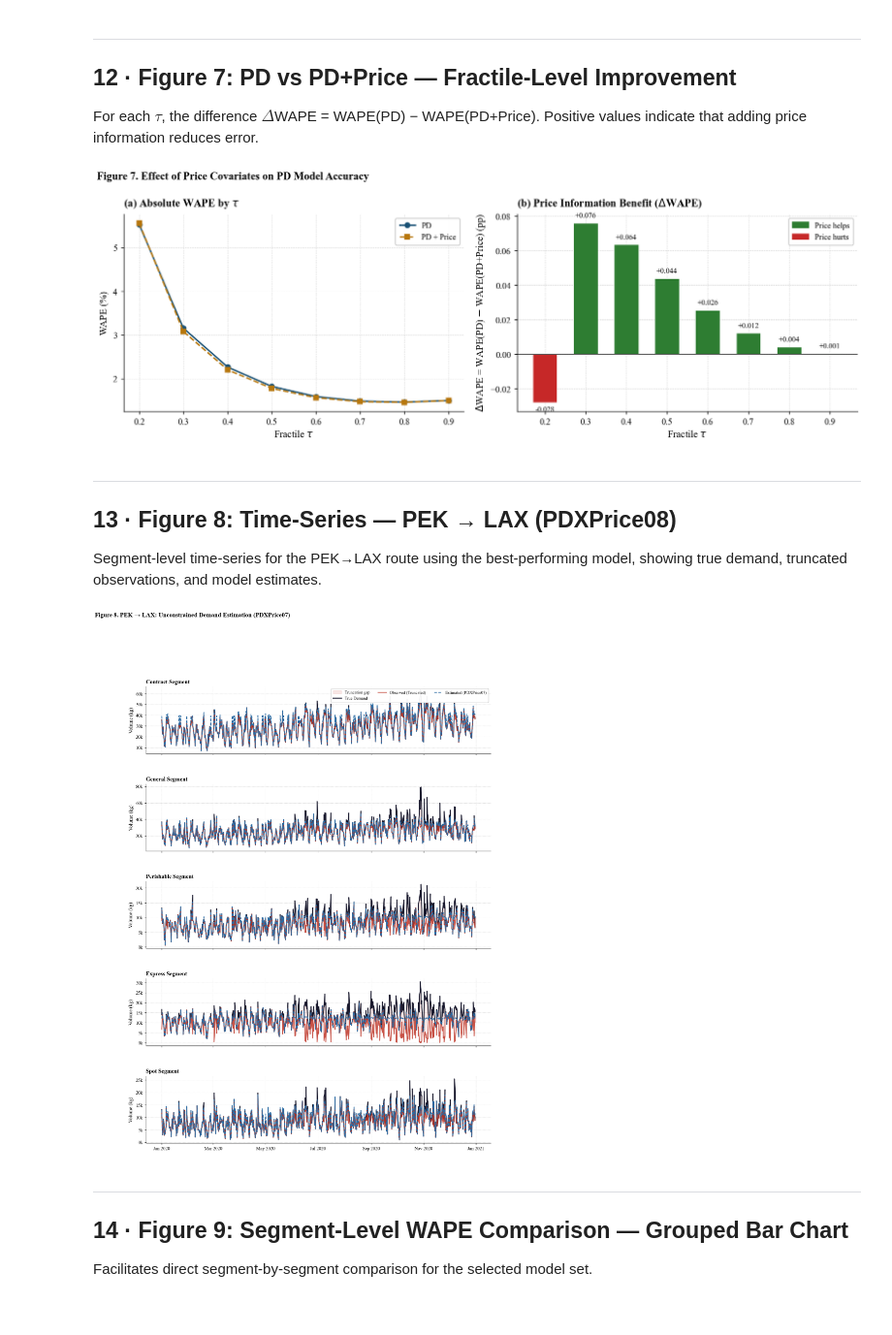
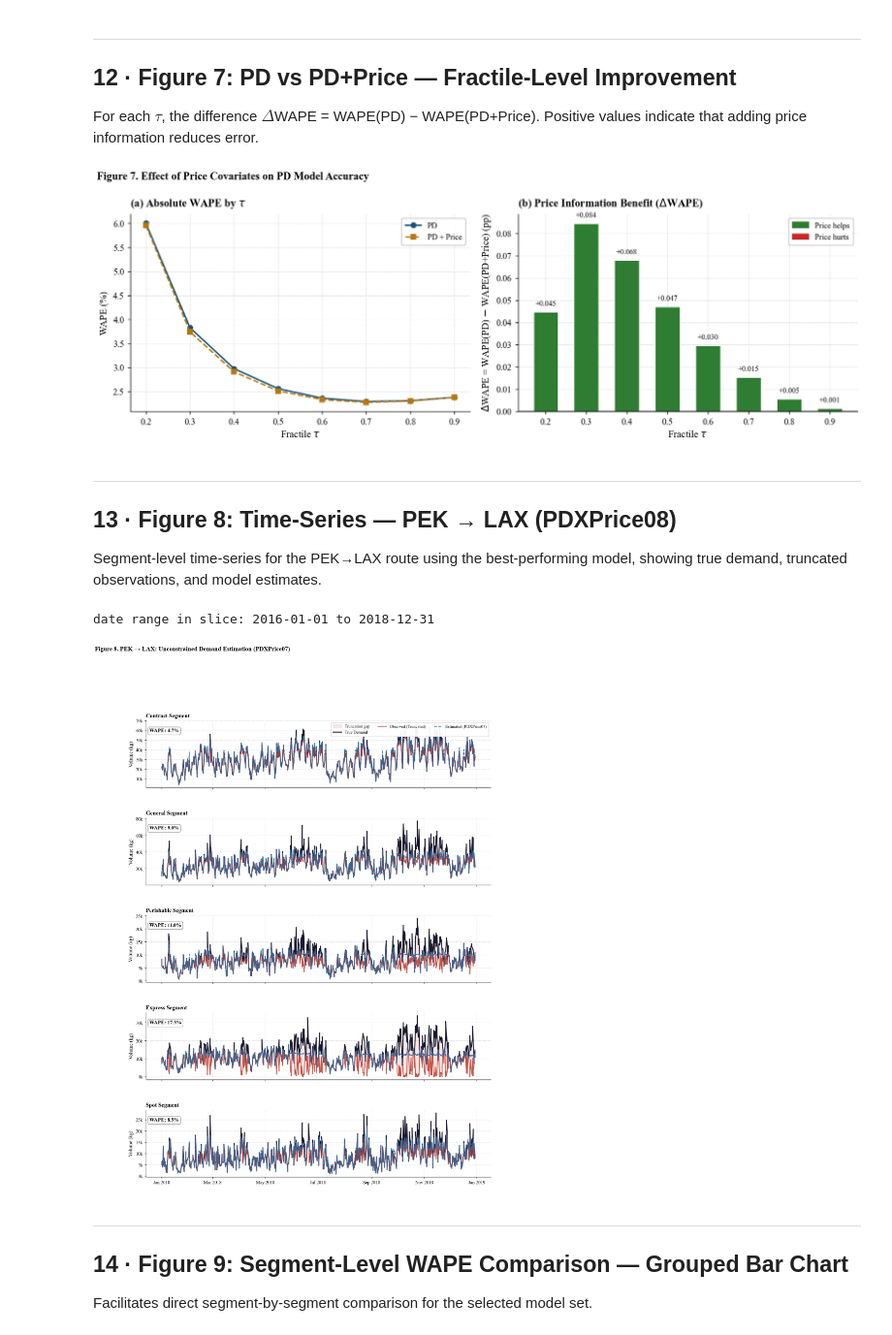
Before and after one commit to KorawutMing/AirCargoSynthesizedDataset, a Jupyter notebook: Unconstraining/demand_estimation_analysis_2dim.ipynb, the cells around one changed output. Shown at 97% size. Cells and saved outputs as stored; diff of their text form; code cells hidden in the pictures.

```diff
--- a/Unconstraining/demand_estimation_analysis_2dim.ipynb
+++ b/Unconstraining/demand_estimation_analysis_2dim.ipynb
@@ -137,7 +137,7 @@ def trim_burn_in(df_group):
     return df_group.loc[valid_mask.idxmax():].copy()
 
 
-files = glob.glob("./unconstrained_2dim_results/*.parquet")
+files = glob.glob("./results/unconstrained_3yr/*.parquet")
 print(f"Found {len(files)} parquet files.")
 
 df_all = pd.concat([pd.read_parquet(f) for f in files], ignore_index=True)
@@ -708,21 +708,26 @@ plt.tight_layout()
 plt.savefig("fig7_price_benefit_2dim.pdf")
 plt.show()
 # %% [output]
-[figure, old version]
+[figure, new version]
 # %% [markdown]
 ---
 ## 13 · Figure 8: Time-Series — PEK → LAX (PDXPrice08)
 
 Segment-level time-series for the PEK→LAX route using the best-performing model, showing true demand, truncated observations, and model estimates.
 # %%
+import numpy as np
+
 MODEL_TO_PLOT = "PDXPrice07"
 ORIGIN, DEST  = "PEK", "LAX"
-DATE_START, DATE_END = "2020-01-01", "2021-01-01"
+DATE_START, DATE_END = "2018-01-01", "2018-12-31"
 
 viz_slice = df_analysis[
     (df_analysis["Origin"] == ORIGIN) & (df_analysis["Destination"] == DEST)
 ].copy()
 viz_slice["Date"] = pd.to_datetime(viz_slice["Date"])
+
+print(f'date range in slice: {viz_slice["Date"].min().date()} to {viz_slice["Date"].max().date()}')
+
 viz_slice = viz_slice[
     (viz_slice["Date"] >= DATE_START) & (viz_slice["Date"] < DATE_END)
 ].sort_values("Date")
@@ -748,35 +753,49 @@ for i, seg in enumerate(SEGMENTS):
 
     ax.plot(dates, y_true, color=TS_COLORS["Oracle"],
             lw=1.8, label="True Demand" if i == 0 else "_")
     ax.plot(dates, y_obs,  color=TS_COLORS["Observed"],
             lw=1.6, linestyle="-", alpha=0.85,
             label="Observed (Truncated)" if i == 0 else "_")
     ax.plot(dates, y_pred, color=TS_COLORS["Estimate"],
             lw=1.5, linestyle="--",
             label=f"Estimated ({MODEL_TO_PLOT})" if i == 0 else "_")
 
+    # --- NEW: Calculate and display WAPE ---
+    # WAPE = sum(|True - Pred|) / sum(True)
+    wape = np.sum(np.abs(y_true - y_pred)) / np.sum(y_true)
+
+    # Display as a text box in the upper left corner
+    ax.text(0.01, 0.88, f"WAPE: {wape:.1%}",
+            transform=ax.transAxes,
+            fontsize=10,
+            fontweight='bold',
+            verticalalignment='top',
+            bbox=dict(boxstyle="round,pad=0.3", facecolor="white", edgecolor="gray", alpha=0.8))
+    # ---------------------------------------
+
     ax.set_title(f"{seg} Segment", loc="left", pad=6)
     ax.yaxis.set_major_formatter(mticker.FuncFormatter(lambda x, _: f"{x/1000:.0f}k"))
     ax.set_ylabel("Volume (kg)")
 
     if i == 0:
         ax.legend(loc="upper right", fontsize=8, ncol=3)
 
     if i < len(SEGMENTS) - 1:
         ax.tick_params(axis="x", labelbottom=False)
     else:
         ax.xaxis.set_major_locator(mdates.MonthLocator(interval=2))
         ax.xaxis.set_major_formatter(mdates.DateFormatter("%b %Y"))
         ax.tick_params(axis="x", rotation=0)
 
 fig.suptitle(
     f"Figure 8. {ORIGIN} → {DEST}: Unconstrained Demand Estimation ({MODEL_TO_PLOT})",
     x=0.01, ha="left", fontsize=12, fontweight="bold", y=1.005
 )
-plt.savefig("fig8_timeseries_pek_lax_2dim.pdf")
+plt.savefig("fig8_timeseries_pek_lax_2dim.pdf", bbox_inches="tight")
 plt.show()
 # %% [output]
+date range in slice: 2016-01-01 to 2018-12-31
-[figure, old version]
+[figure, new version]
 # %% [markdown]
 ---
 ## 14 · Figure 9: Segment-Level WAPE Comparison — Grouped Bar Chart
```
Also changed, not shown: parts of 10 cells of this notebook, 38 other files.
